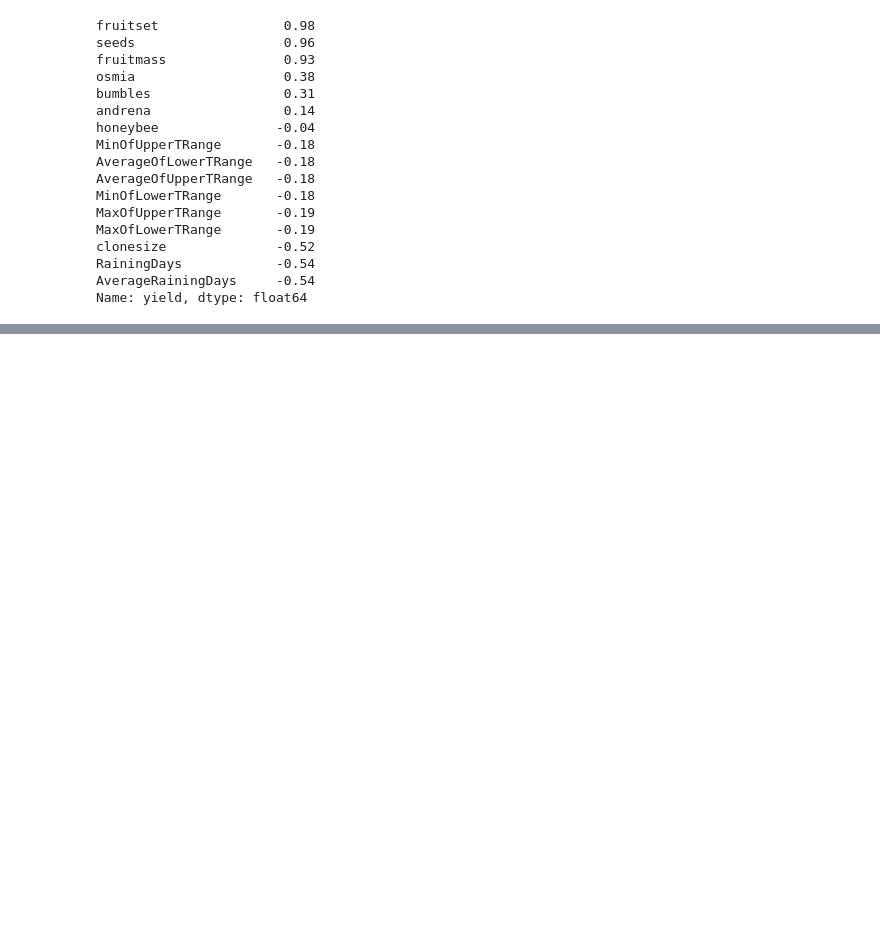
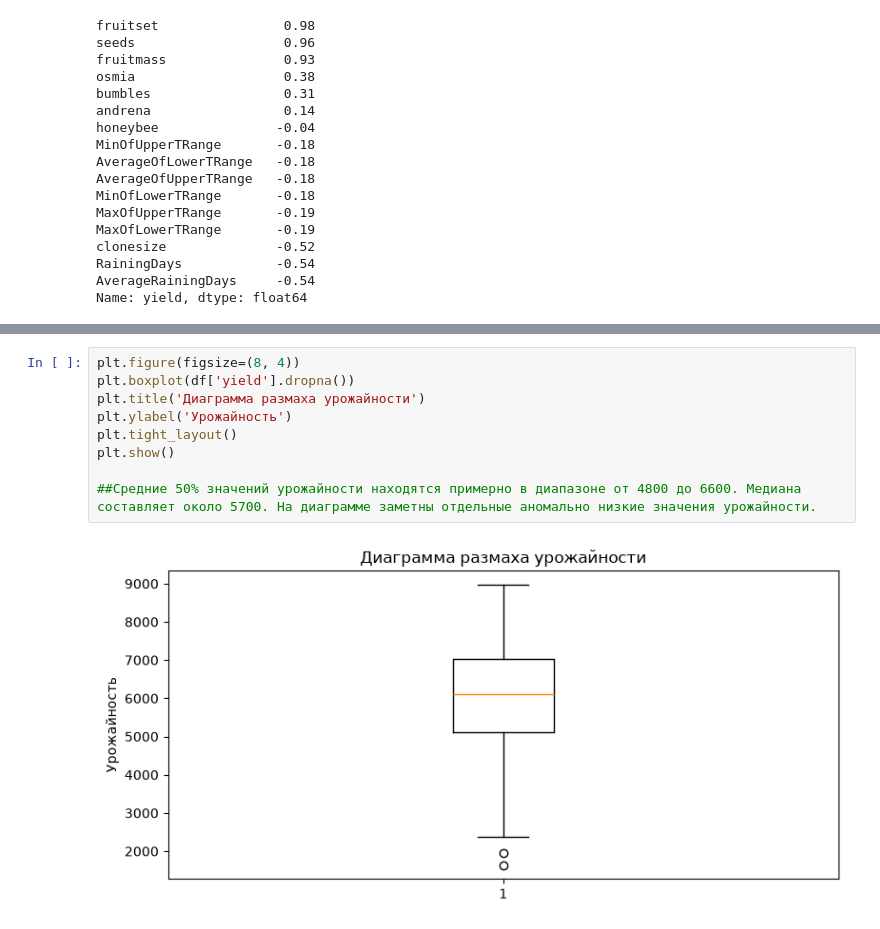
Before and after one commit to matveyyaros/Project-activities-case-9, a Jupyter notebook: notebooks/praktika.ipynb, the cells around one changed output, grey strips where cells are left out. Cells and saved outputs as stored; diff of their text form; blank space fills up the shorter version.

```diff
--- a/notebooks/praktika.ipynb
+++ b/notebooks/praktika.ipynb
@@ -146,0 +160,11 @@ Name: yield, dtype: float64
+# %%
+plt.figure(figsize=(8, 4))
+plt.boxplot(df['yield'].dropna())
+plt.title('Диаграмма размаха урожайности')
+plt.ylabel('Урожайность')
+plt.tight_layout()
+plt.show()
+
+##Средние 50% значений урожайности находятся примерно в диапазоне от 4800 до 6600. Медиана составляет около 5700. На диаграмме заметны отдельные аномально низкие значения урожайности.
+# %% [output]
+[figure, added]
```
Also changed, not shown: parts of 7 cells of this notebook.
